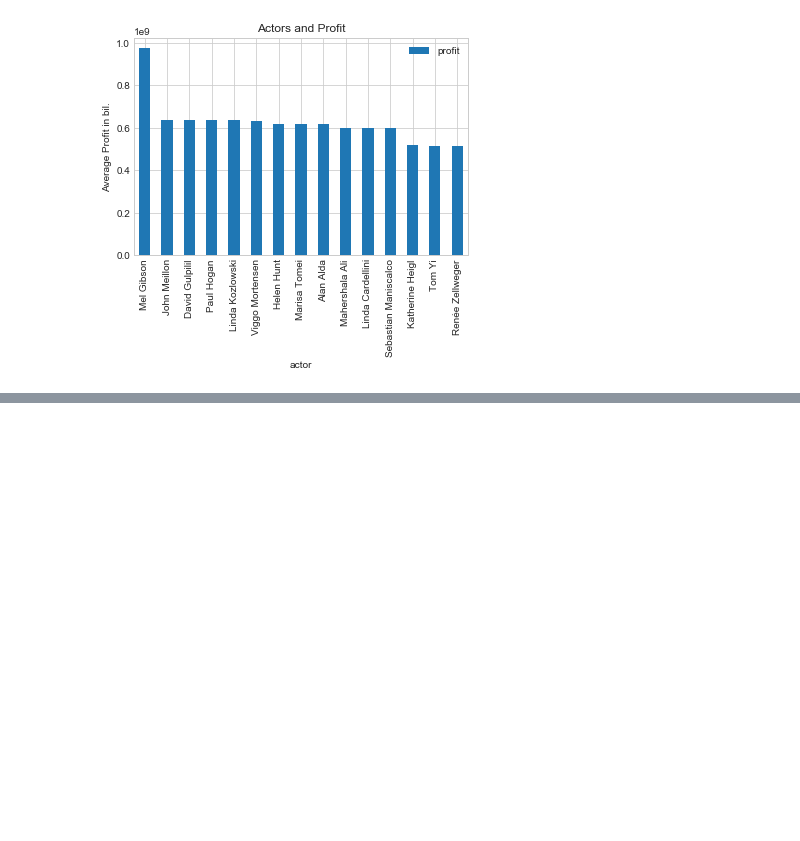
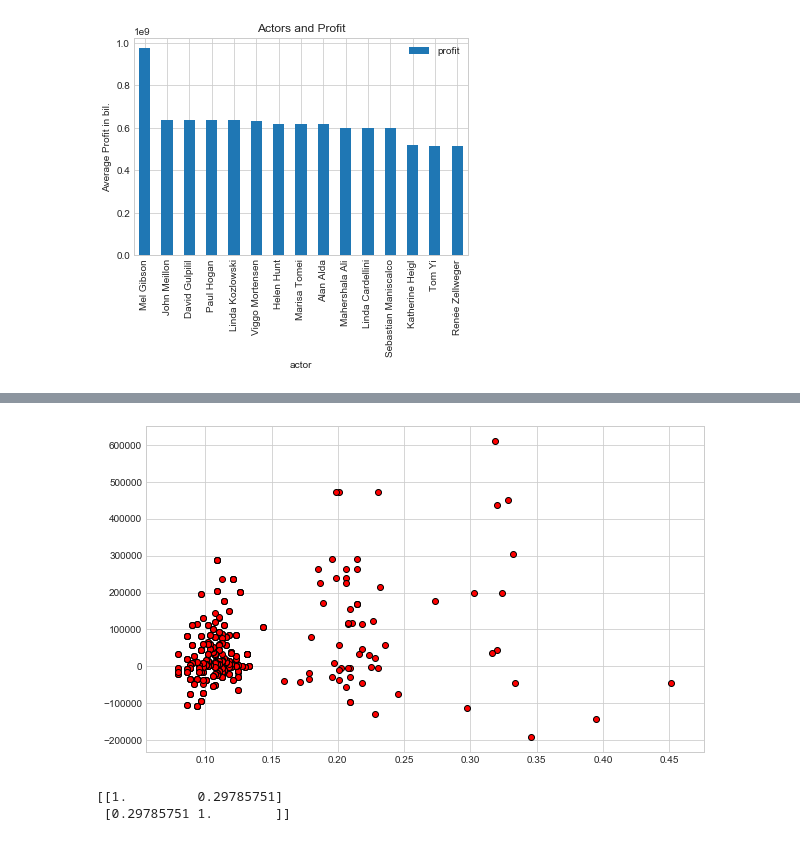
Before and after one commit to Jwdaniel34/stats-movies, a Jupyter notebook: Graphing The Actors Correlation.ipynb, the cells around one changed output, grey strips where cells are left out. Cells and saved outputs as stored; diff of their text form; code cells hidden in the pictures; blank space fills up the shorter version.

```diff
--- a/Graphing The Actors Correlation.ipynb
+++ b/Graphing The Actors Correlation.ipynb
@@ -109,3 +109,6 @@ ax.set_title('Actors and Profit')
 plt.show()
 # %% [output]
 [figure]
+# %%
+df3 = pd.read_csv("ScattorPlotAPG.csv")
+df3.head()
@@ -111,0 +124,4 @@ plt.show()
+# %%
+weight_rating = df3.Wavgrating
+# %%
+weight_profit = df3.Wavgprofit
@@ -111,0 +130,10 @@ plt.show()
+# %%
+plt.figure(figsize = (10,6))
+plt.scatter(weight_rating, weight_profit, label = 'Comedy Actors', edgecolor = "black", color = "red")
+plt.line()
+plt.show()
+print(np.corrcoef(weight_rating,weight_profit))
+# %% [output]
+[figure, added]
+[[1.         0.29785751]
+ [0.29785751 1.        ]]
```
Also changed, not shown: parts of 3 cells of this notebook, 3 other files.
